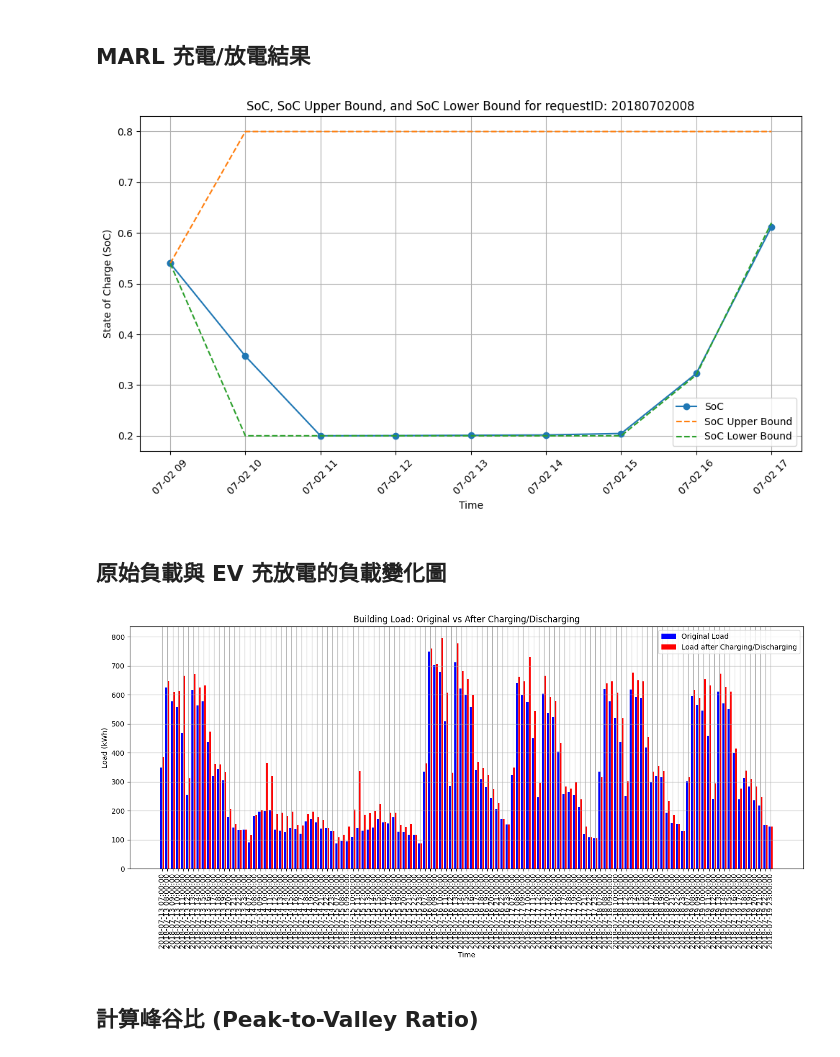
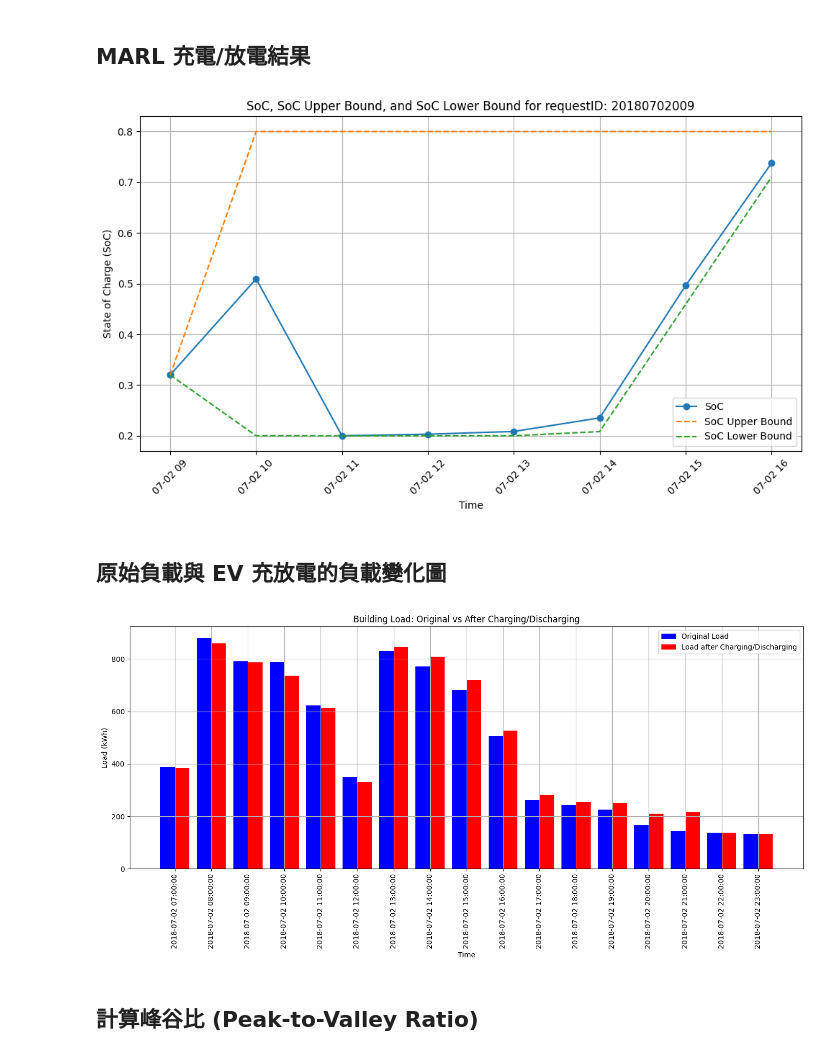
Before and after one commit to carlwang49/MY_WORK, a Jupyter notebook: Evaluation.ipynb, the cells around one changed output. Cells and saved outputs as stored; diff of their text form; code cells hidden in the pictures.

```diff
--- a/Evaluation.ipynb
+++ b/Evaluation.ipynb
@@ -43,7 +43,7 @@ plot_soc_for_requestID(20180701004)  # Replace with the desired requestID
 ## MARL 充電/放電結果
 # %%
 # Read the CSV file
-file_path = './Result/testing_2018-07-02_2018-07-03_10/74/soc_history.csv'
+file_path = './Result/GB-MARL-TEST_07-02_07-03_10/4/soc_history.csv'
 data = pd.read_csv(file_path)
 
 # Convert 'current_time' to datetime
@@ -70,9 +70,9 @@ def plot_soc_for_requestID(requestID):
     plt.show()
 
 # Example usage
-plot_soc_for_requestID(20180702008)  # Replace with the desired requestID
+plot_soc_for_requestID(20180702009)  # Replace with the desired requestID
 # %% [output]
-[figure, old version]
+[figure, new version]
 # %% [markdown]
 ## 原始負載與 EV 充放電的負載變化圖
 # %%
@@ -101,17 +101,17 @@ def plot_load_history(file_path, start_date, end_date):
     plt.tight_layout()
     plt.show()
 # %%
-file_path = './Result/GB-MARL-Discrete/3/building_loading_history.csv'  # Modify this to the path of your load history file
-start_date = '2018-07-13'
-end_date = '2018-07-20'
+file_path = './Result/GB-MARL-TEST_07-02_07-03_10/4/building_loading_history.csv'  # Modify this to the path of your load history file
+start_date = '2018-07-02'
+end_date = '2018-07-03'
 
 # Convert string dates to datetime objects
 start_date = datetime.strptime(start_date, '%Y-%m-%d')
 end_date = datetime.strptime(end_date, '%Y-%m-%d')
 
 plot_load_history(file_path, start_date, end_date)
 # %% [output]
-[figure, old version]
+[figure, new version]
 # %% [markdown]
 ## 計算峰谷比 (Peak-to-Valley Ratio)
 # %%
```
Also changed, not shown: 20 other files.
